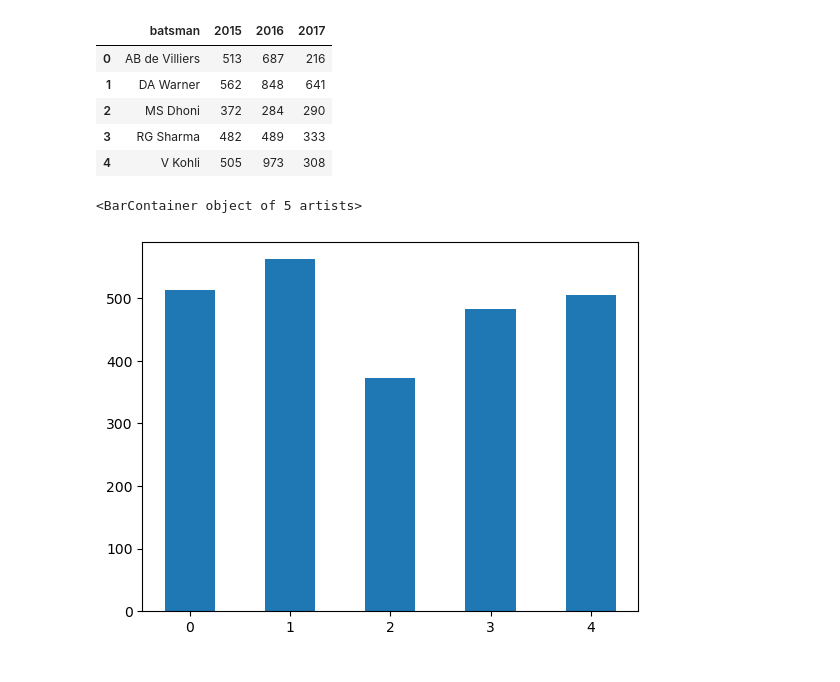
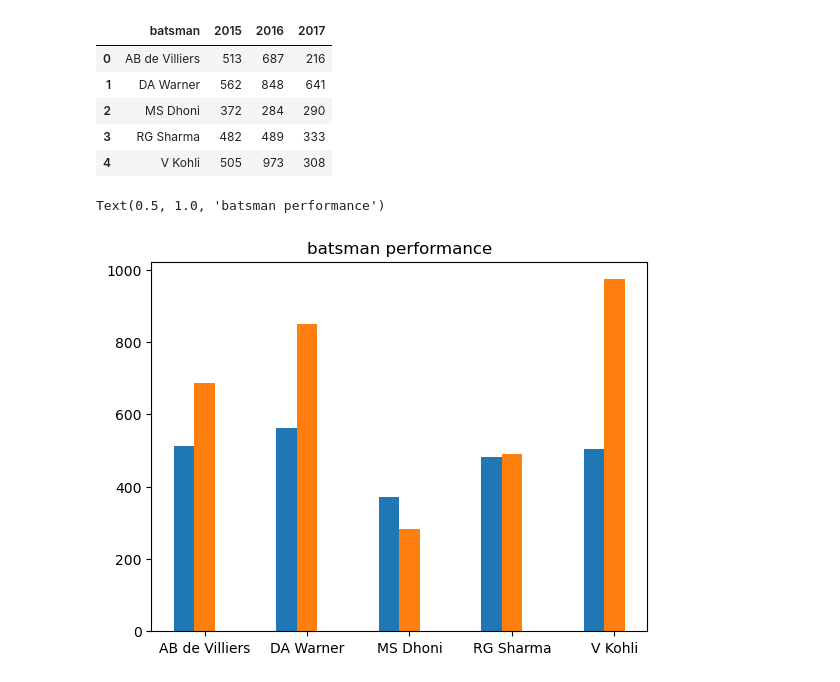
Before and after one commit to Jitudebnath/python, a Jupyter notebook: MATPLOTLIB/Matplotlib.ipynb, the cells around one changed output. Saved outputs shown, nothing was run; the diff lists cells and outputs as text; code cells hidden in the pictures.

```diff
--- a/MATPLOTLIB/Matplotlib.ipynb
+++ b/MATPLOTLIB/Matplotlib.ipynb
@@ -304,7 +304,10 @@ df
 | 3 | RG Sharma | 482 | 489 | 333 |
 | 4 | V Kohli | 505 | 973 | 308 |
 # %%
-plt.bar(np.arange(df.shape[0]),df['2015'],width=0.5)
+plt.bar(np.arange(df.shape[0])-0.2,df['2015'],width=0.2)
+plt.bar(np.arange(df.shape[0]),df['2016'],width=0.2)
+plt.xticks(np.arange(df.shape[0]),df['batsman'])
+plt.title('batsman performance')
 # %% [output]
-<BarContainer object of 5 artists>
+Text(0.5, 1.0, 'batsman performance')
-[figure, old version]
+[figure, new version]
```
Also changed, not shown: parts of 76 cells of this notebook, 8 other files.
